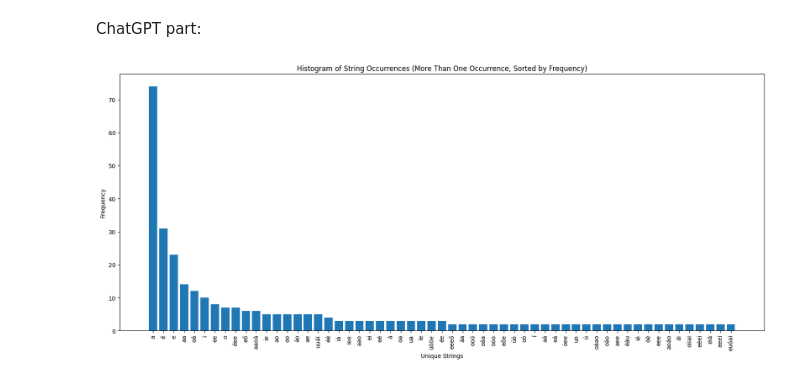
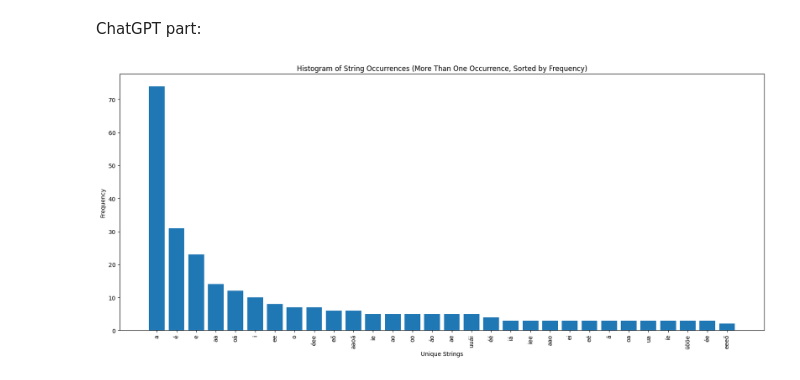
Before and after one commit to mariaonoeva/nltk-book, a Jupyter notebook: nltkbook-chap3.ipynb, the cells around one changed output. Drawn from its saved outputs; the diff is of its cells as text; code cells hidden in the pictures.

```diff
--- a/nltkbook-chap3.ipynb
+++ b/nltkbook-chap3.ipynb
@@ -804,20 +804,20 @@ ChatGPT part:
 # %%
 from matplotlib import pyplot as plt
 from collections import Counter
 
 counter = Counter(vowels_only)
 
 # Filter out strings that appear only once
-filtered_items = [(label, value) for label, value in sorted_items if value > 1]
+filtered_items = [(label, value) for label, value in counter.most_common(30)]
 labels, values = zip(*filtered_items)
 
 # Create histogram with filtered data
 plt.figure(figsize=(20, 8))
 plt.bar(labels, values)
 plt.xticks(rotation=90)
 plt.xlabel("Unique Strings")
 plt.ylabel("Frequency")
 plt.title("Histogram of String Occurrences (More Than One Occurrence, Sorted by Frequency)")
 plt.show()
 # %% [output]
-[figure, old version]
+[figure, new version]
```
Also changed, not shown: parts of 5 cells of this notebook.
